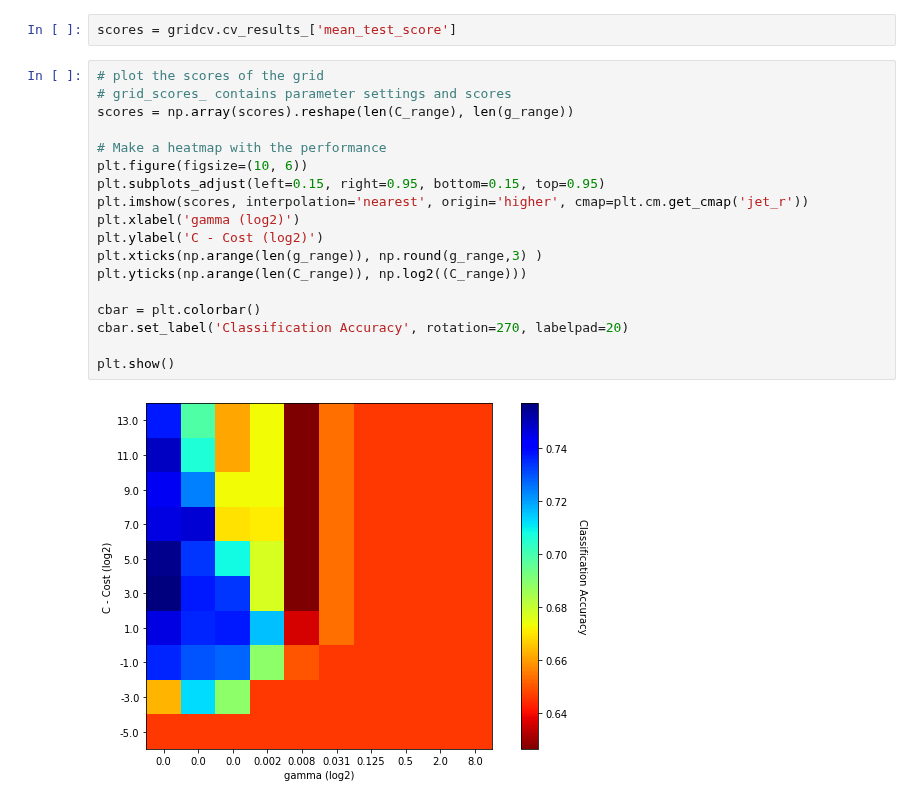
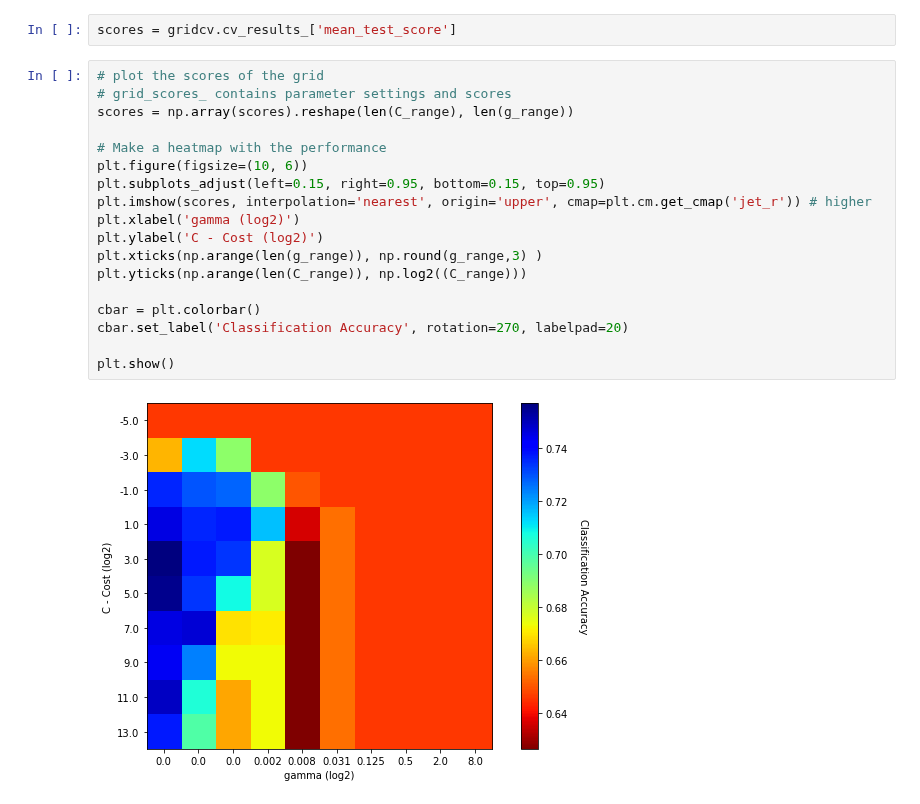
Before and after one commit to vladimiralencar/Alunos-UEPB-TopicosEspeciaisEmBancoDeDados, a Jupyter notebook: SVM/SupportVectorMachines-SVM-01.ipynb, the cells around one changed output. Cells and saved outputs as stored; diff of their text form.

```diff
--- a/SVM/SupportVectorMachines-SVM-01.ipynb
+++ b/SVM/SupportVectorMachines-SVM-01.ipynb
@@ -961,20 +1007,20 @@ scores = gridcv.cv_results_['mean_test_score']
 # %%
 # plot the scores of the grid
 # grid_scores_ contains parameter settings and scores
 scores = np.array(scores).reshape(len(C_range), len(g_range))
 
 # Make a heatmap with the performance
 plt.figure(figsize=(10, 6))
 plt.subplots_adjust(left=0.15, right=0.95, bottom=0.15, top=0.95)
-plt.imshow(scores, interpolation='nearest', origin='higher', cmap=plt.cm.get_cmap('jet_r'))
+plt.imshow(scores, interpolation='nearest', origin='upper', cmap=plt.cm.get_cmap('jet_r')) # higher
 plt.xlabel('gamma (log2)')
 plt.ylabel('C - Cost (log2)')
 plt.xticks(np.arange(len(g_range)), np.round(g_range,3) )
 plt.yticks(np.arange(len(C_range)), np.log2((C_range)))
 
 cbar = plt.colorbar()
 cbar.set_label('Classification Accuracy', rotation=270, labelpad=20)
 
 plt.show()
 # %% [output]
-[figure, old version]
+[figure, new version]
```
Also changed, not shown: parts of 17 cells of this notebook, 24 other files.
